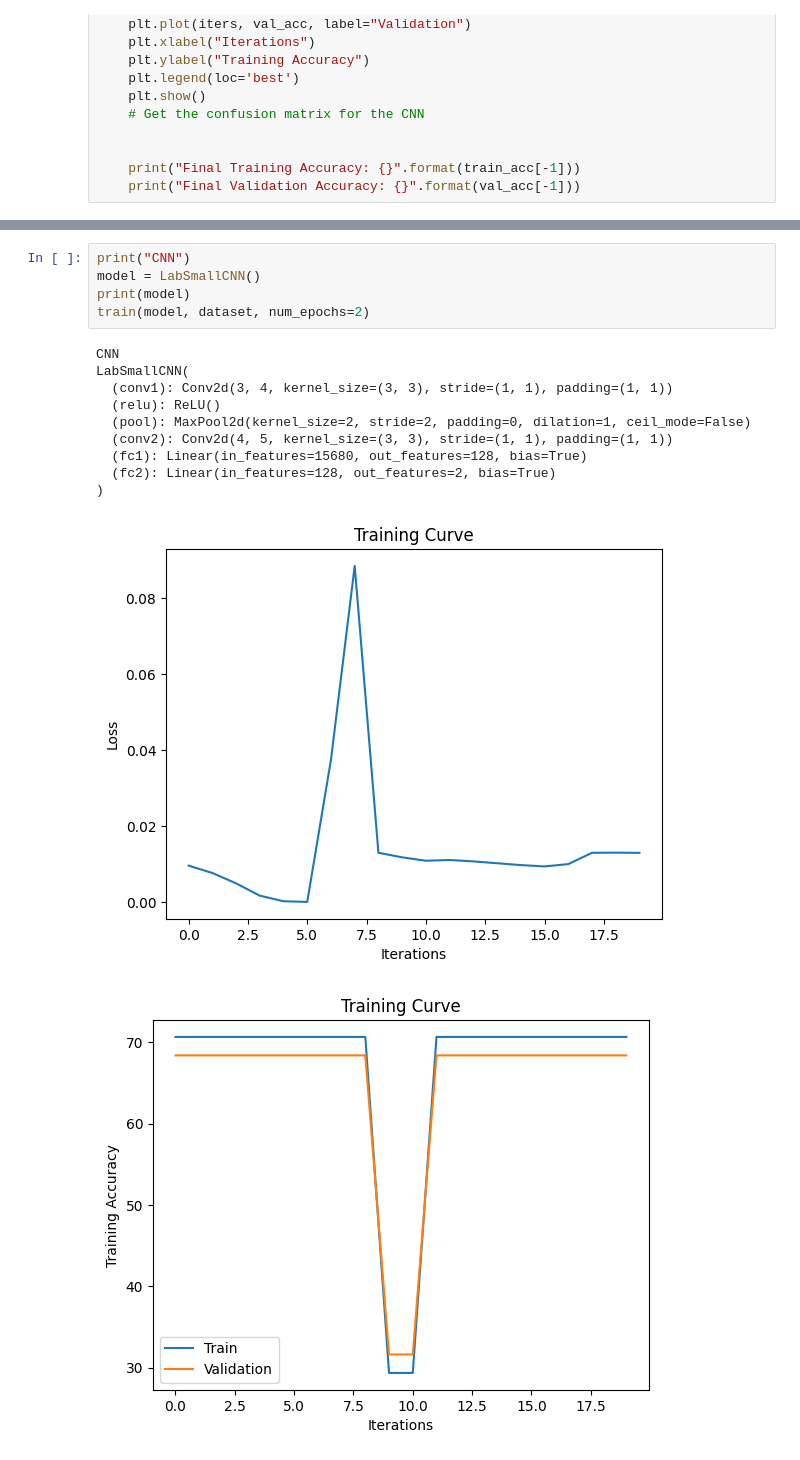
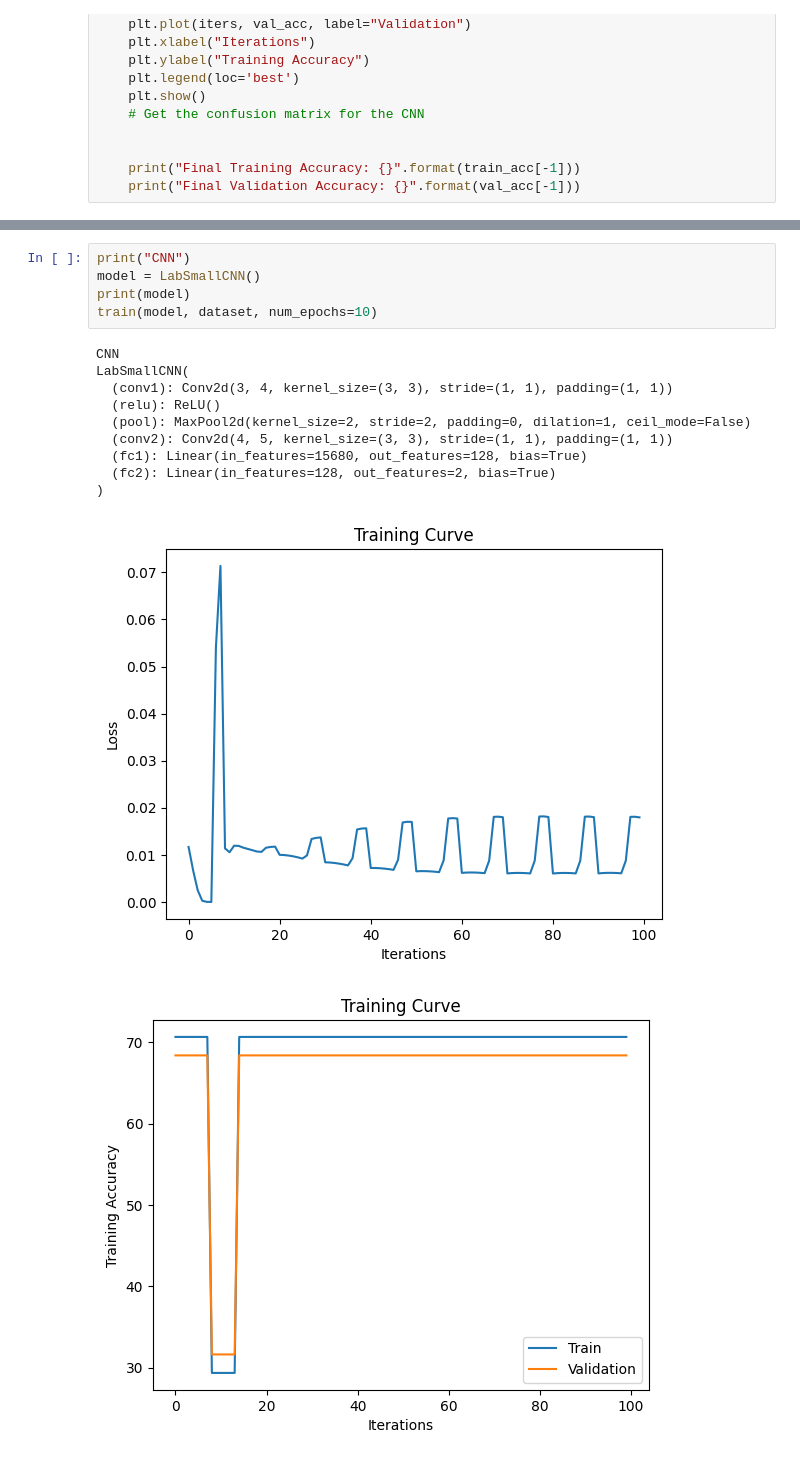
Before and after one commit to Hardis125/APS-360-Project, a Jupyter notebook: PrimaryCNN.ipynb, the cells around one changed output, grey strips where cells are left out. Cells and saved outputs as stored; diff of their text form.

```diff
--- a/PrimaryCNN.ipynb
+++ b/PrimaryCNN.ipynb
@@ -233,20 +285,20 @@ tensor([[88,  0],
 # %%
 print("CNN")
 model = LabSmallCNN()
 print(model)
-train(model, dataset, num_epochs=2)
+train(model, dataset, num_epochs=10)
 # %% [output]
 CNN
 LabSmallCNN(
   (conv1): Conv2d(3, 4, kernel_size=(3, 3), stride=(1, 1), padding=(1, 1))
   (relu): ReLU()
   (pool): MaxPool2d(kernel_size=2, stride=2, padding=0, dilation=1, ceil_mode=False)
   (conv2): Conv2d(4, 5, kernel_size=(3, 3), stride=(1, 1), padding=(1, 1))
   (fc1): Linear(in_features=15680, out_features=128, bias=True)
   (fc2): Linear(in_features=128, out_features=2, bias=True)
 )
-[figure, old version]
+[figure, new version]
-[figure, old version]
+[figure, new version]
 Final Training Accuracy: 70.63621533442088
 Final Validation Accuracy: 68.36734693877551
 # %%
```
Also changed, not shown: parts of 7 cells of this notebook, 4 other files.
